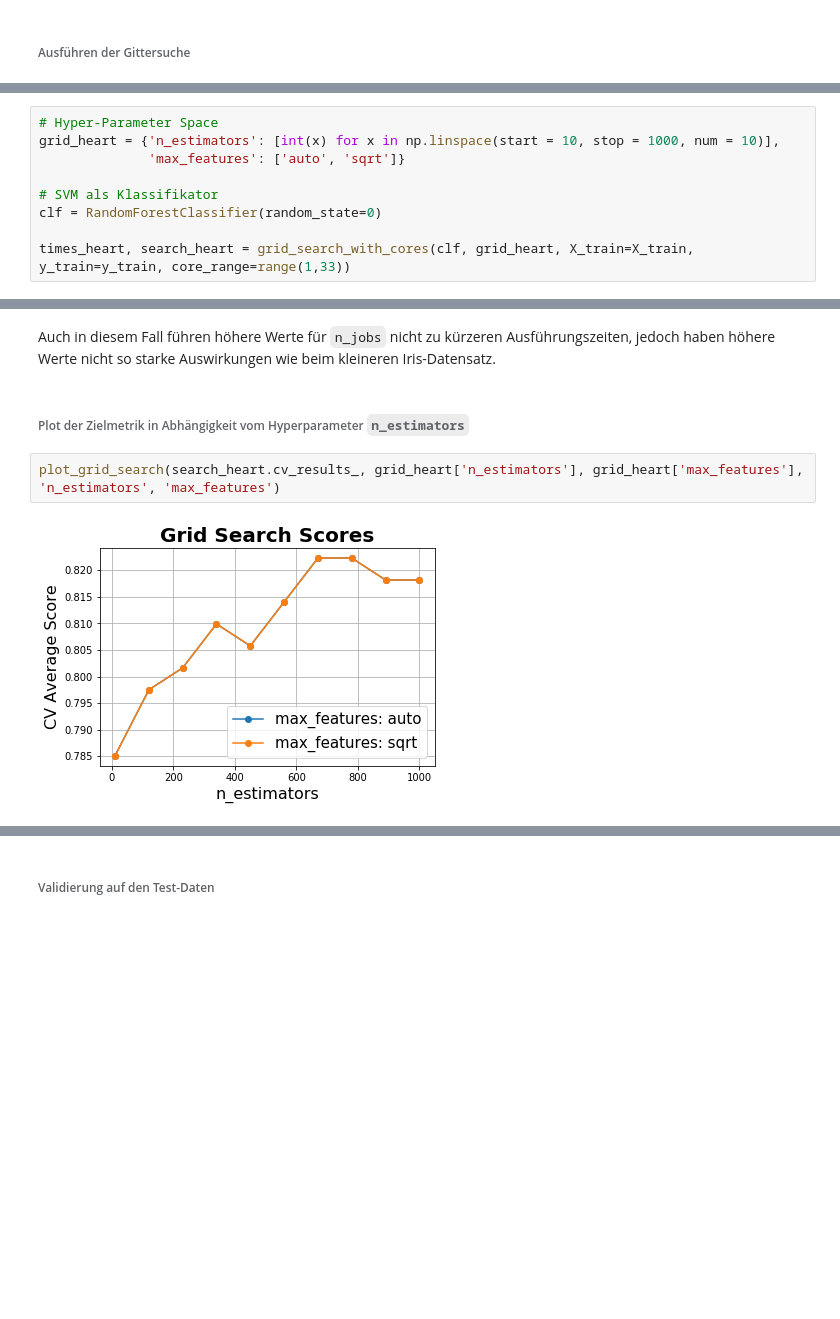
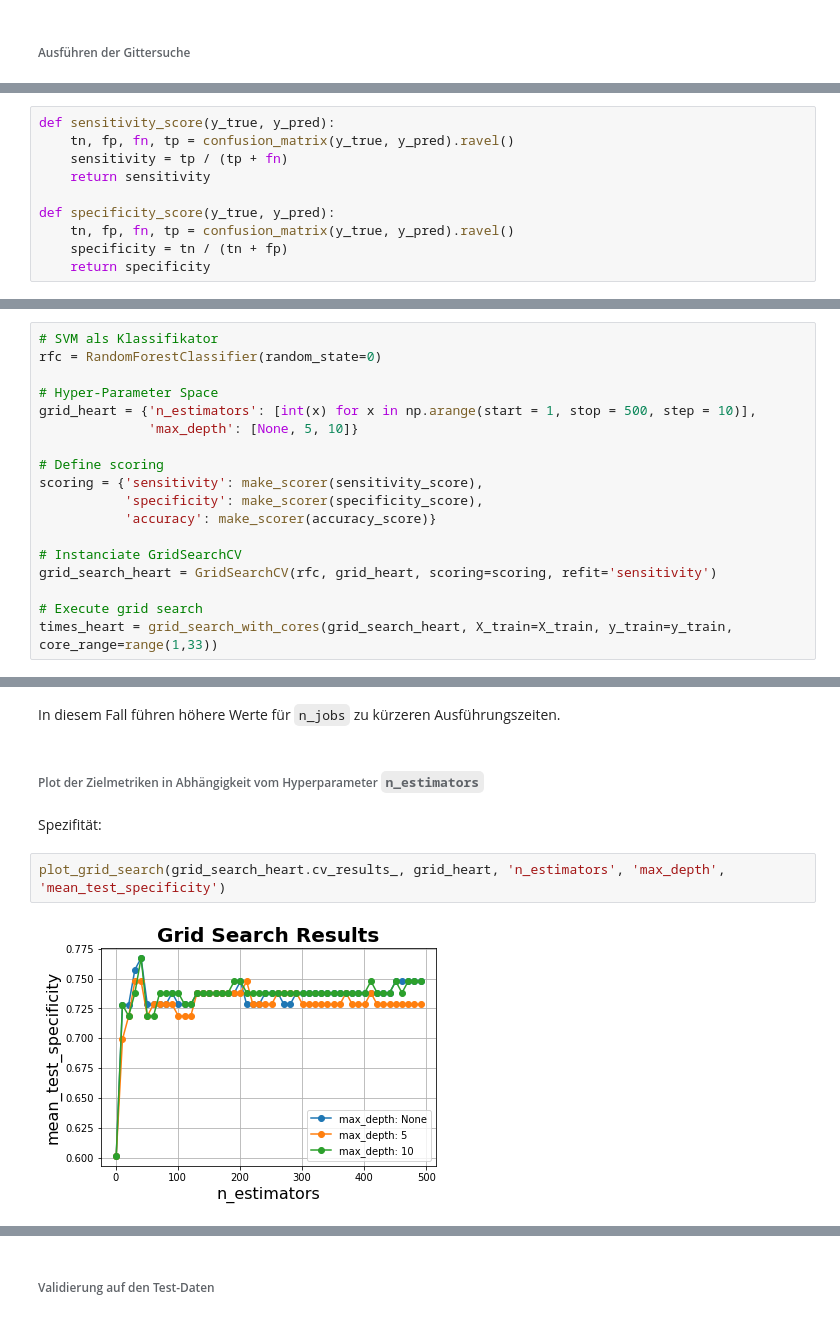
Before and after one commit to tecoKIT/smart-data-analytics, a Jupyter notebook: Uebung2/Exercise3.ipynb, the cells around one changed output, grey strips where cells are left out. Drawn from its saved outputs; the diff is of its cells as text; blank space fills up the shorter version.

```diff
--- a/Uebung2/Exercise3.ipynb
+++ b/Uebung2/Exercise3.ipynb
@@ -270,0 +294,10 @@ Als Optimierungsparameter wurden die Parameter `n_estimators` und `max_features`
+# %%
+def sensitivity_score(y_true, y_pred):
+    tn, fp, fn, tp = confusion_matrix(y_true, y_pred).ravel()
+    sensitivity = tp / (tp + fn)
+    return sensitivity
+
+def specificity_score(y_true, y_pred):
+    tn, fp, fn, tp = confusion_matrix(y_true, y_pred).ravel()
+    specificity = tn / (tn + fp)
+    return specificity
@@ -271,10 +306,19 @@ Als Optimierungsparameter wurden die Parameter `n_estimators` und `max_features`
 # %%
+# SVM als Klassifikator
+rfc = RandomForestClassifier(random_state=0)
+
 # Hyper-Parameter Space
-grid_heart = {'n_estimators': [int(x) for x in np.linspace(start = 10, stop = 1000, num = 10)],
-              'max_features': ['auto', 'sqrt']}
+grid_heart = {'n_estimators': [int(x) for x in np.arange(start = 1, stop = 500, step = 10)],
+              'max_depth': [None, 5, 10]}
 
-# SVM als Klassifikator
-clf = RandomForestClassifier(random_state=0)
+# Define scoring
+scoring = {'sensitivity': make_scorer(sensitivity_score),
+           'specificity': make_scorer(specificity_score),
+           'accuracy': make_scorer(accuracy_score)}
 
-times_heart, search_heart = grid_search_with_cores(clf, grid_heart, X_train=X_train, y_train=y_train, core_range=range(1,33))
+# Instanciate GridSearchCV
+grid_search_heart = GridSearchCV(rfc, grid_heart, scoring=scoring, refit='sensitivity')
+
+# Execute grid search
+times_heart = grid_search_with_cores(grid_search_heart, X_train=X_train, y_train=y_train, core_range=range(1,33))
 # %% [markdown]
@@ -306,8 +350,10 @@ plot_times(times_heart)
 # %% [markdown]
-Auch in diesem Fall führen höhere Werte für `n_jobs` nicht zu kürzeren Ausführungszeiten, jedoch haben höhere Werte nicht so starke Auswirkungen wie beim kleineren Iris-Datensatz.
+In diesem Fall führen höhere Werte für `n_jobs` zu kürzeren Ausführungszeiten.
 # %% [markdown]
-###### Plot der Zielmetrik in Abhängigkeit vom Hyperparameter `n_estimators`
+###### Plot der Zielmetriken in Abhängigkeit vom Hyperparameter `n_estimators`
+# %% [markdown]
+Spezifität:
 # %%
-plot_grid_search(search_heart.cv_results_, grid_heart['n_estimators'], grid_heart['max_features'], 'n_estimators', 'max_features')
+plot_grid_search(grid_search_heart.cv_results_, grid_heart, 'n_estimators', 'max_depth', 'mean_test_specificity')
 # %% [output]
-[figure, old version]
+[figure, new version]
```
Also changed, not shown: parts of 35 cells of this notebook.
